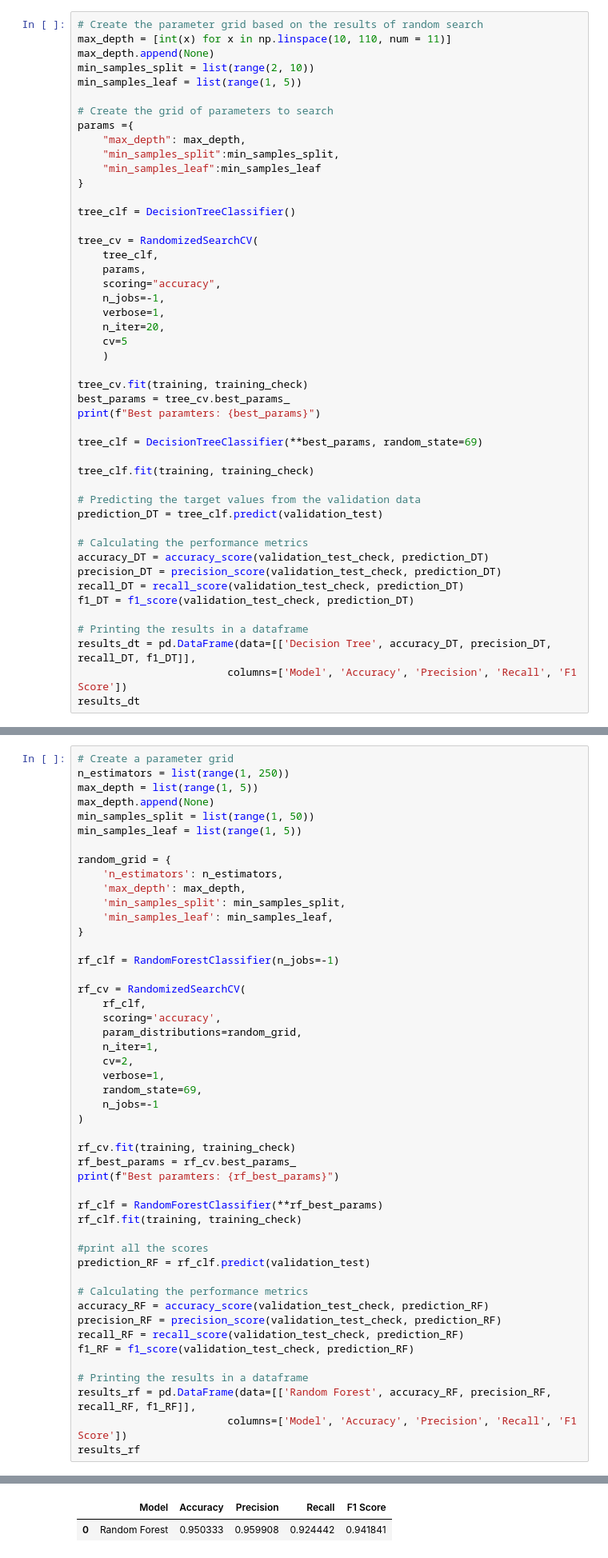
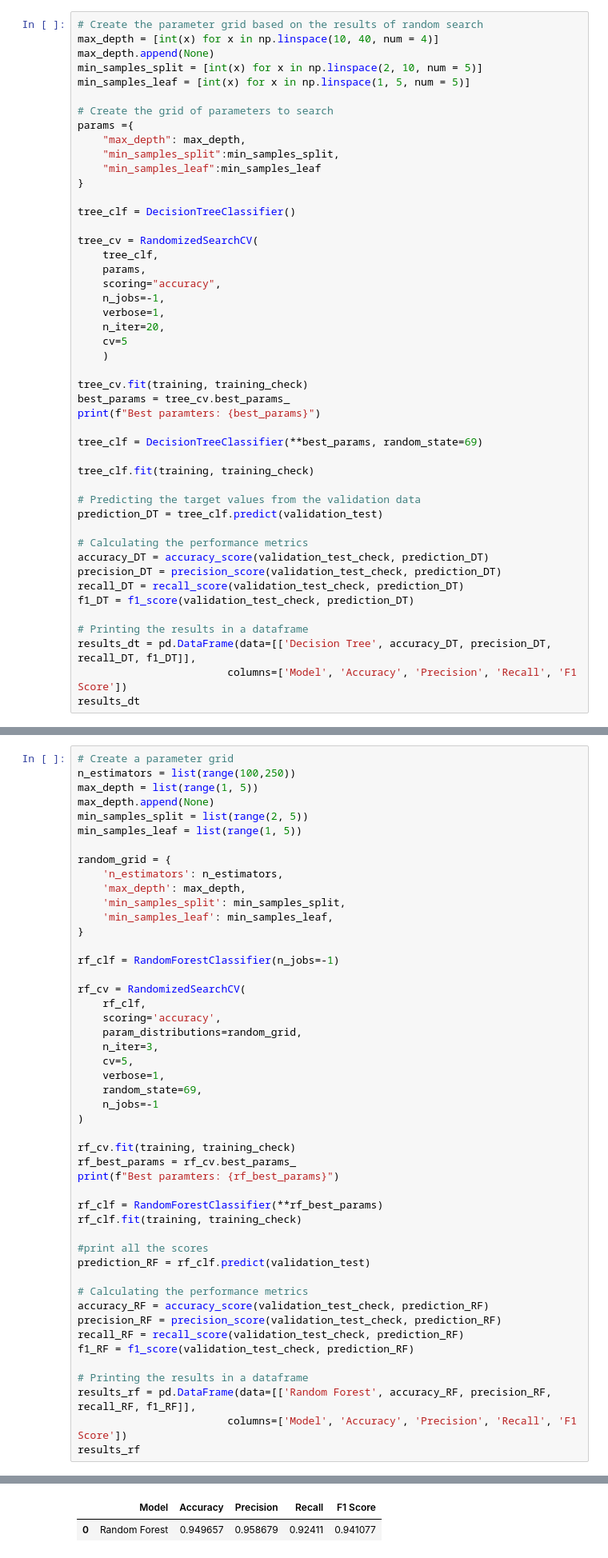
Before and after one commit to Chargent/Trains-Customers-Satisfaction-Machine-Learning-Project, a Jupyter notebook: main.ipynb, the cells around one changed output, grey strips where cells are left out. Shown at 80% size. Drawn from its saved outputs; the diff is of its cells as text.

```diff
--- a/main.ipynb
+++ b/main.ipynb
@@ -728,10 +745,10 @@ from sklearn.model_selection import RandomizedSearchCV
 ##### **Decision Tree**
 # %%
 # Create the parameter grid based on the results of random search
-max_depth = [int(x) for x in np.linspace(10, 110, num = 11)]
+max_depth = [int(x) for x in np.linspace(10, 40, num = 4)]
 max_depth.append(None)
-min_samples_split = list(range(2, 10))
-min_samples_leaf = list(range(1, 5))
+min_samples_split = [int(x) for x in np.linspace(2, 10, num = 5)]
+min_samples_leaf = [int(x) for x in np.linspace(1, 5, num = 5)]
 
 # Create the grid of parameters to search
 params ={
@@ -827,10 +844,10 @@ Best paramters: {'max_depth': 18, 'min_samples_leaf': 1, 'min_samples_split': 3}
 RANDOM
 # %%
 # Create a parameter grid
-n_estimators = list(range(1, 250))
+n_estimators = list(range(100,250))
 max_depth = list(range(1, 5))
 max_depth.append(None)
-min_samples_split = list(range(1, 50))
+min_samples_split = list(range(2, 5))
 min_samples_leaf = list(range(1, 5))
 
 random_grid = {
@@ -846,8 +863,8 @@ rf_cv = RandomizedSearchCV(
     rf_clf,
     scoring='accuracy',
     param_distributions=random_grid,
-    n_iter=1,
-    cv=2,
+    n_iter=3,
+    cv=5,
     verbose=1,
     random_state=69,
     n_jobs=-1
@@ -879,5 +896,5 @@ Best paramters: {'n_estimators': 174, 'min_samples_split': 2, 'min_samples_leaf'
 |  | Model | Accuracy | Precision | Recall | F1 Score |
-| 0 | Random Forest | 0.950333 | 0.959908 | 0.924442 | 0.941841 |
+| 0 | Random Forest | 0.949657 | 0.958679 | 0.92411 | 0.941077 |
 # %% [markdown]
 GRID
 # %%
```
Also changed, not shown: parts of 16 cells of this notebook.
